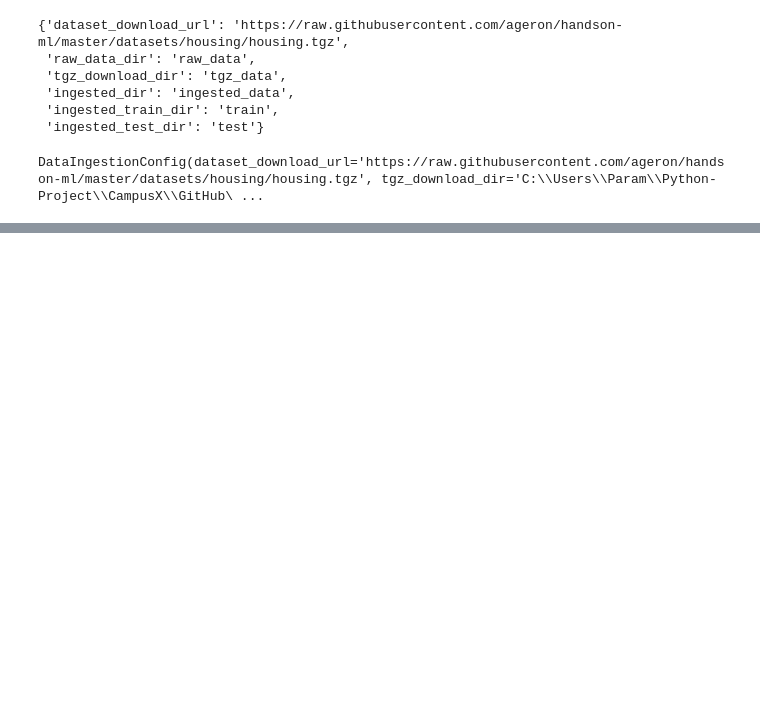
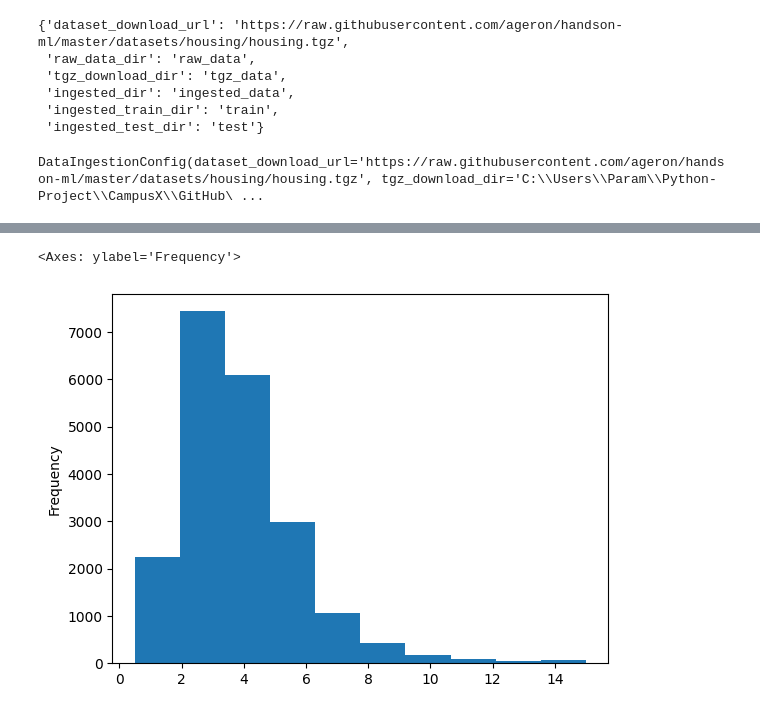
Before and after one commit to param-unik/Housing_Prediction_project, a Jupyter notebook: research/trials.ipynb, the cells around one changed output, grey strips where cells are left out. Drawn from its saved outputs; the diff is of its cells as text; code cells hidden in the pictures; blank space fills up the shorter version.

```diff
--- a/research/trials.ipynb
+++ b/research/trials.ipynb
@@ -139,0 +153,6 @@ DataIngestionConfig(dataset_download_url='https://raw.githubusercontent.com/ager
+# %%
+csv_path = r"C:\Users\Param\Python-Project\CampusX\GitHub\Housing_Prediction_project\housing\artifact\data_ingestion\2023-12-24-20-16-03\raw_data\housing.csv"
+# %%
+import pandas as pd
+
+df = pd.read_csv(csv_path)
@@ -139,0 +168,5 @@ DataIngestionConfig(dataset_download_url='https://raw.githubusercontent.com/ager
+# %%
+df['median_income'].plot(kind='hist')
+# %% [output]
+<Axes: ylabel='Frequency'>
+[figure, added]
```
Also changed, not shown: parts of 85 cells of this notebook, 16 other files.
